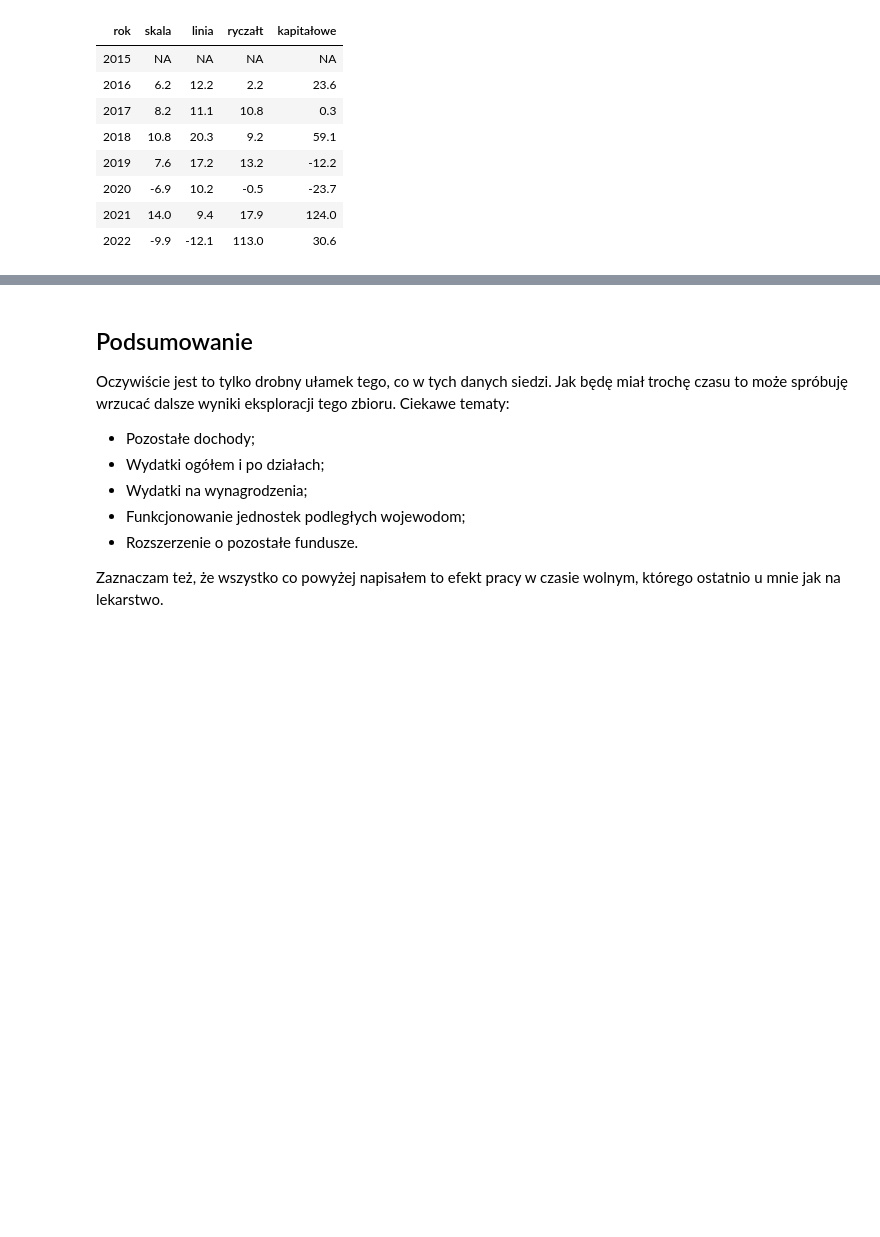
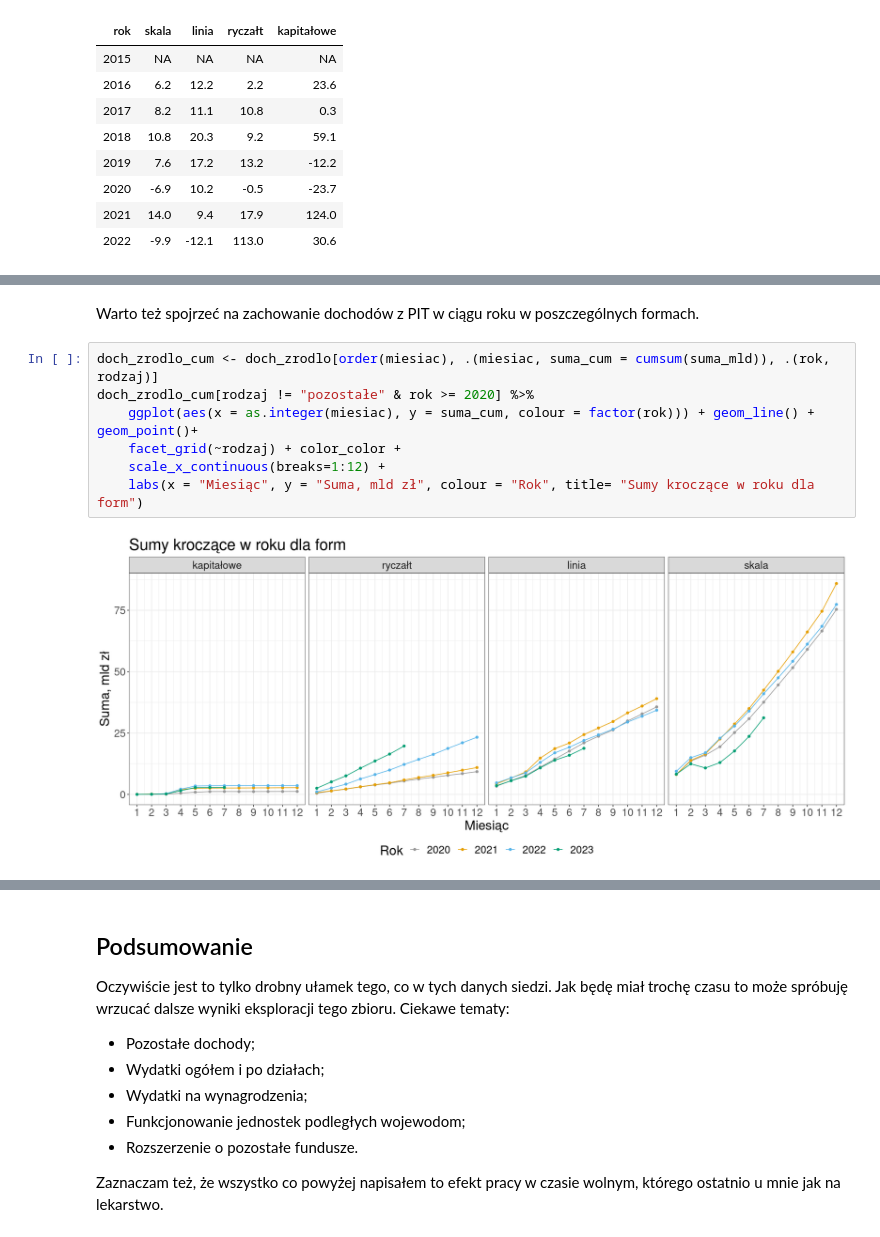
Before and after one commit to Najsztub/otwarte_analizy, a Jupyter notebook: trezor/tutorial/R_TERZOR.ipynb, the cells around one changed output, grey strips where cells are left out. Cells and saved outputs as stored; diff of their text form; blank space fills up the shorter version.

```diff
--- a/trezor/tutorial/R_TERZOR.ipynb
+++ b/trezor/tutorial/R_TERZOR.ipynb
@@ -619,0 +625,11 @@ doch_zrodlo %>%
+# %% [markdown]
+Warto też spojrzeć na zachowanie dochodów z PIT w ciągu roku w poszczególnych formach.
+# %%
+doch_zrodlo_cum <- doch_zrodlo[order(miesiac), .(miesiac, suma_cum = cumsum(suma_mld)), .(rok, rodzaj)]
+doch_zrodlo_cum[rodzaj != "pozostałe" & rok >= 2020] %>%
+    ggplot(aes(x = as.integer(miesiac), y = suma_cum, colour = factor(rok))) + geom_line() + geom_point()+
+    facet_grid(~rodzaj) + color_color +
+    scale_x_continuous(breaks=1:12) +
+    labs(x = "Miesiąc", y = "Suma, mld zł", colour = "Rok", title= "Sumy kroczące w roku dla form")
+# %% [output]
+[figure, added]
```
Also changed, not shown: parts of 11 cells of this notebook, 1 other file.
